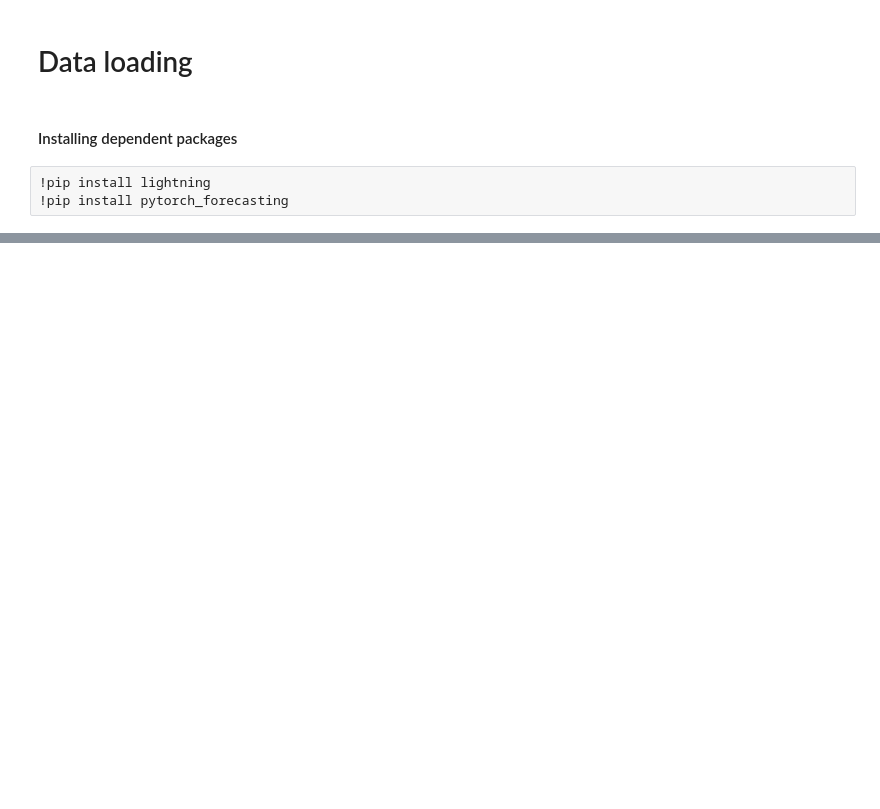
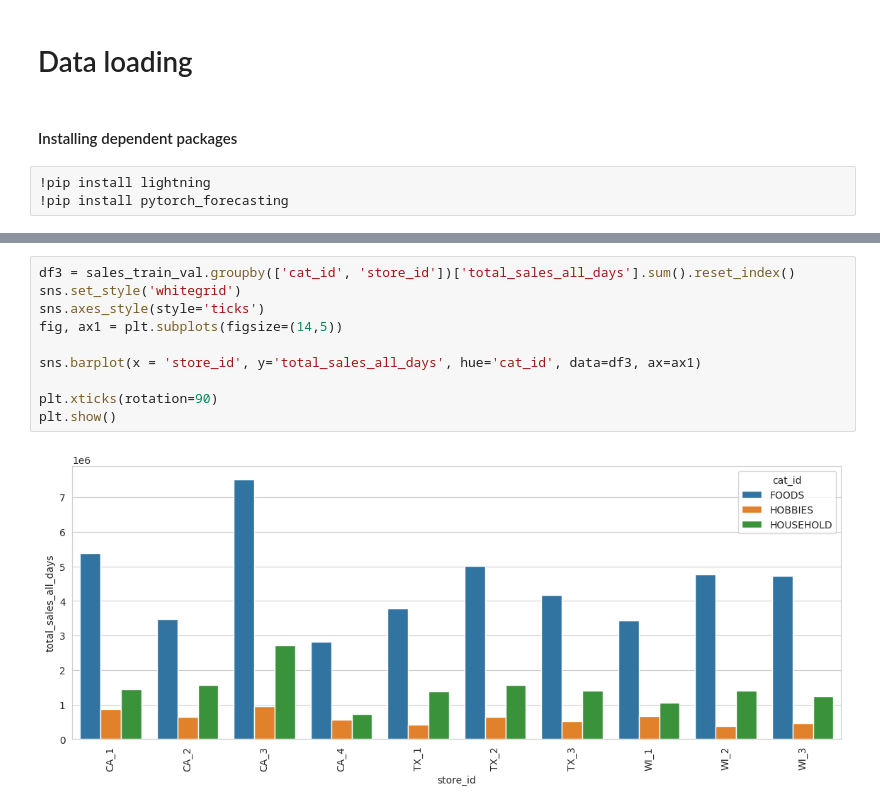
Before and after one commit to abhishekverma0207/abhishekverma_ljmu, a Jupyter notebook: M5/M5_Databuildup.ipynb, the cells around one changed output, grey strips where cells are left out. Cells and saved outputs as stored; diff of their text form; blank space fills up the shorter version.

```diff
--- a/M5/M5_Databuildup.ipynb
+++ b/M5/M5_Databuildup.ipynb
@@ -35,0 +194,12 @@ from pytorch_forecasting import Baseline, TemporalFusionTransformer, TimeSeriesD
+# %%
+df3 = sales_train_val.groupby(['cat_id', 'store_id'])['total_sales_all_days'].sum().reset_index()
+sns.set_style('whitegrid')
+sns.axes_style(style='ticks')
+fig, ax1 = plt.subplots(figsize=(14,5))
+
+sns.barplot(x = 'store_id', y='total_sales_all_days', hue='cat_id', data=df3, ax=ax1)
+
+plt.xticks(rotation=90)
+plt.show()
+# %% [output]
+[figure, added]
```
Also changed, not shown: parts of 26 cells of this notebook.
